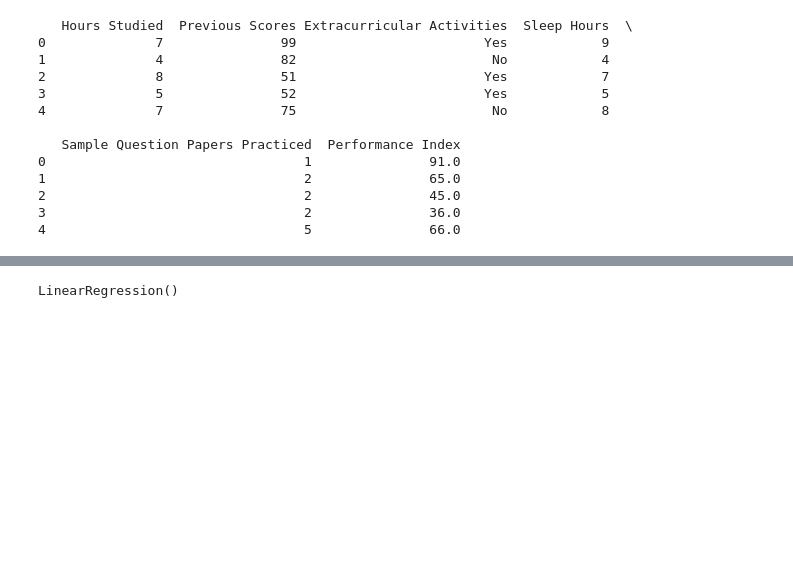
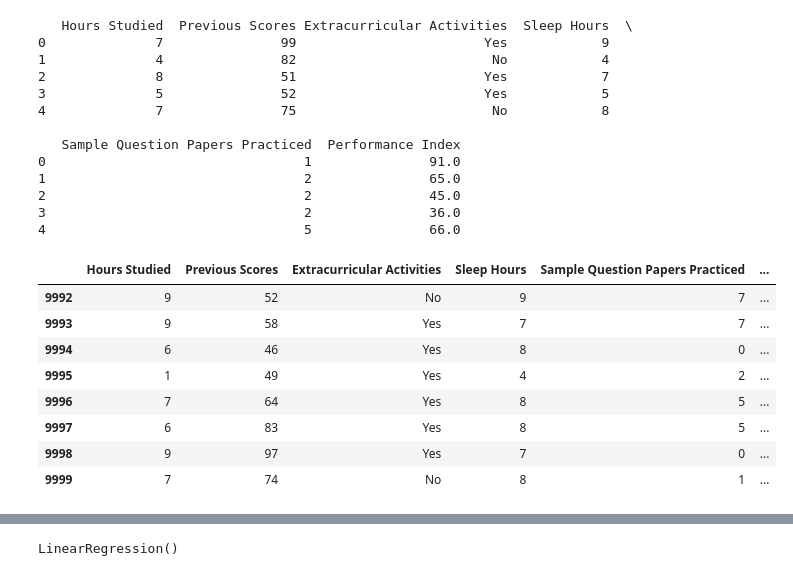
Before and after one commit to devendrakushwah80/multiple-linear-regression-student, a Jupyter notebook: Student_Performance.ipynb, the cells around one changed output, grey strips where cells are left out. Cells and saved outputs as stored; diff of their text form; code cells hidden in the pictures; blank space fills up the shorter version.

```diff
--- a/Student_Performance.ipynb
+++ b/Student_Performance.ipynb
@@ -22,4 +21,16 @@ print(df.head())
 2                                 2               45.0
 3                                 2               36.0
 4                                 5               66.0
+# %%
+df.tail(8)
+# %% [output]
+|  | Hours Studied | Previous Scores | Extracurricular Activities | Sleep Hours | Sample Question Papers Practiced | ... |
+| 9992 | 9 | 52 | No | 9 | 7 | ... |
+| 9993 | 9 | 58 | Yes | 7 | 7 | ... |
+| 9994 | 6 | 46 | Yes | 8 | 0 | ... |
+| 9995 | 1 | 49 | Yes | 4 | 2 | ... |
+| 9996 | 7 | 64 | Yes | 8 | 5 | ... |
+| 9997 | 6 | 83 | Yes | 8 | 5 | ... |
+| 9998 | 9 | 97 | Yes | 7 | 0 | ... |
+| 9999 | 7 | 74 | No | 8 | 1 | ... |
 # %%
```
Also changed, not shown: parts of 21 cells of this notebook.
